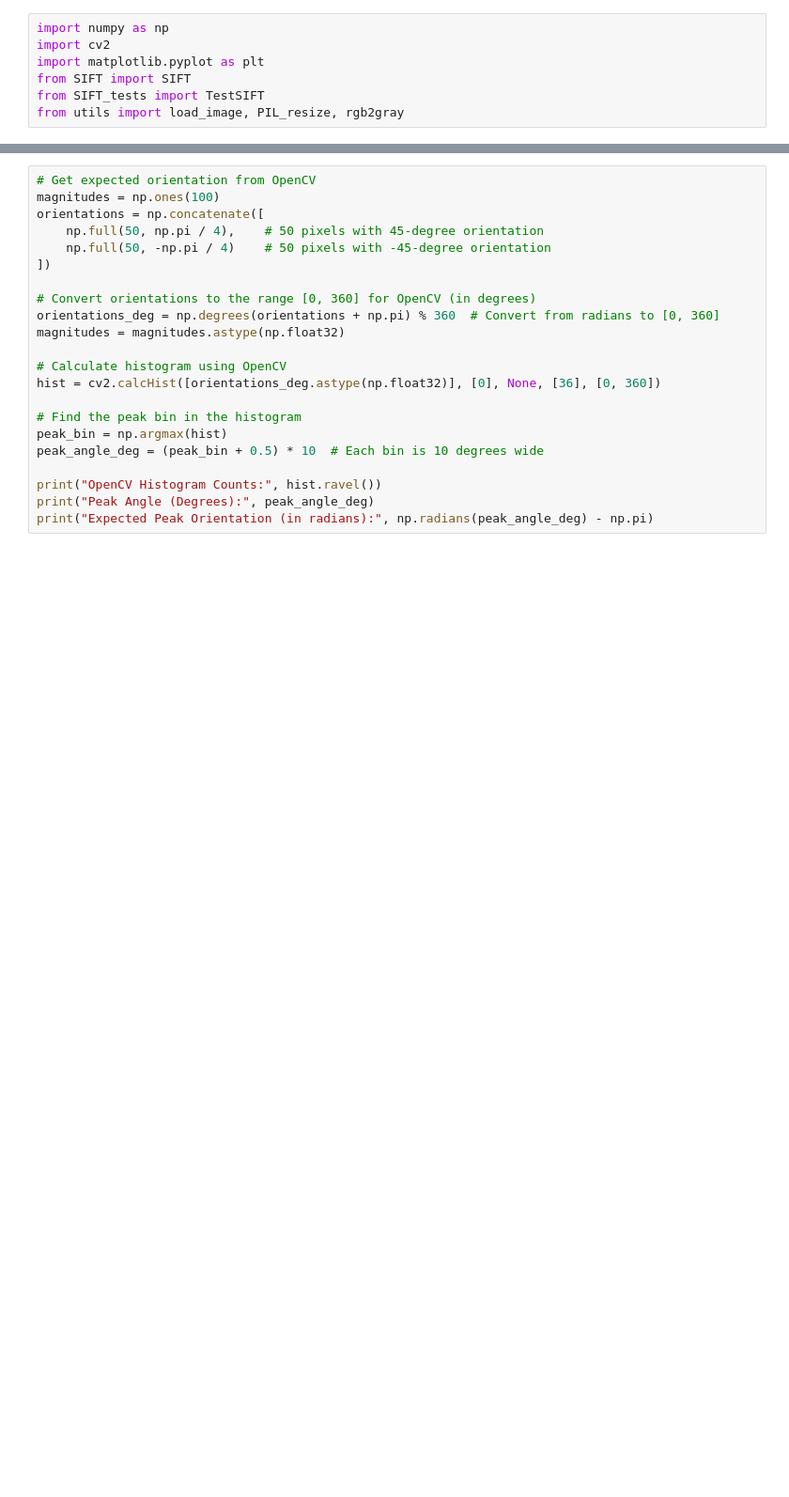
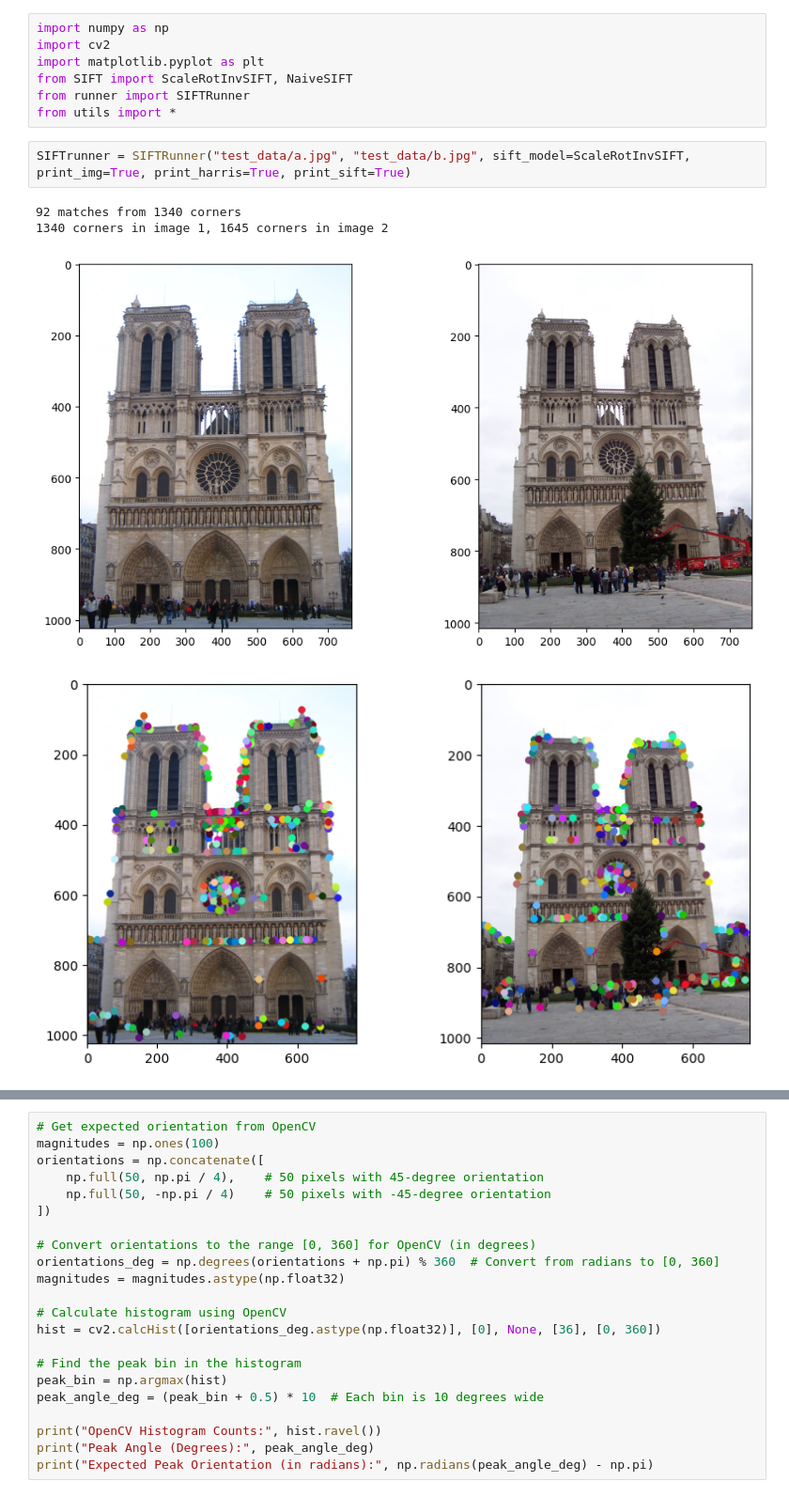
Before and after one commit to reesque/SfmFromScratch, a Jupyter notebook: SIFT_test.ipynb, the cells around one changed output, grey strips where cells are left out. Shown at 94% size. Drawn from its saved outputs; the diff is of its cells as text; blank space fills up the shorter version.

```diff
--- a/SIFT_test.ipynb
+++ b/SIFT_test.ipynb
@@ -2,6 +2,13 @@
 import numpy as np
 import cv2
 import matplotlib.pyplot as plt
-from SIFT import SIFT
-from SIFT_tests import TestSIFT
-from utils import load_image, PIL_resize, rgb2gray
+from SIFT import ScaleRotInvSIFT, NaiveSIFT
+from runner import SIFTRunner
+from utils import *
+# %%
+SIFTrunner = SIFTRunner("test_data/a.jpg", "test_data/b.jpg", sift_model=ScaleRotInvSIFT, print_img=True, print_harris=True, print_sift=True)
+# %% [output]
+92 matches from 1340 corners
+1340 corners in image 1, 1645 corners in image 2
+[figure, added]
+[figure, added]
```
Also changed, not shown: parts of 16 cells of this notebook, 10 other files.
